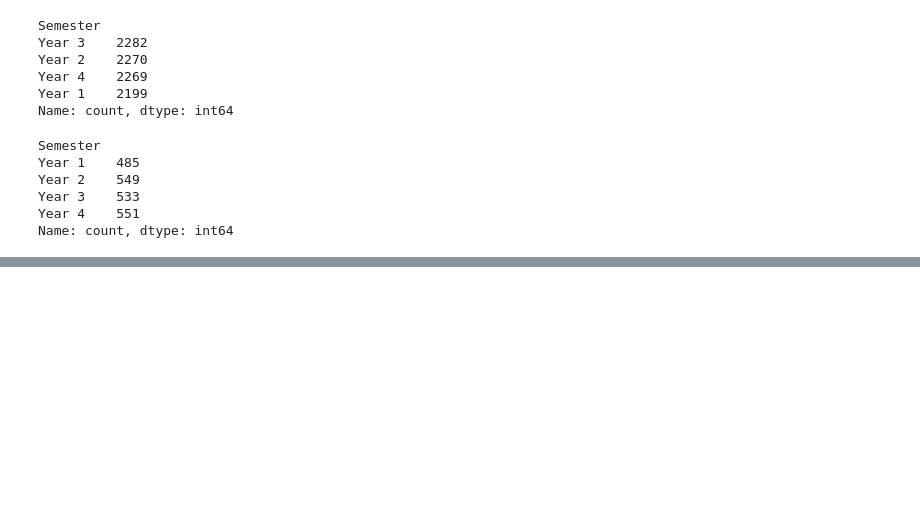
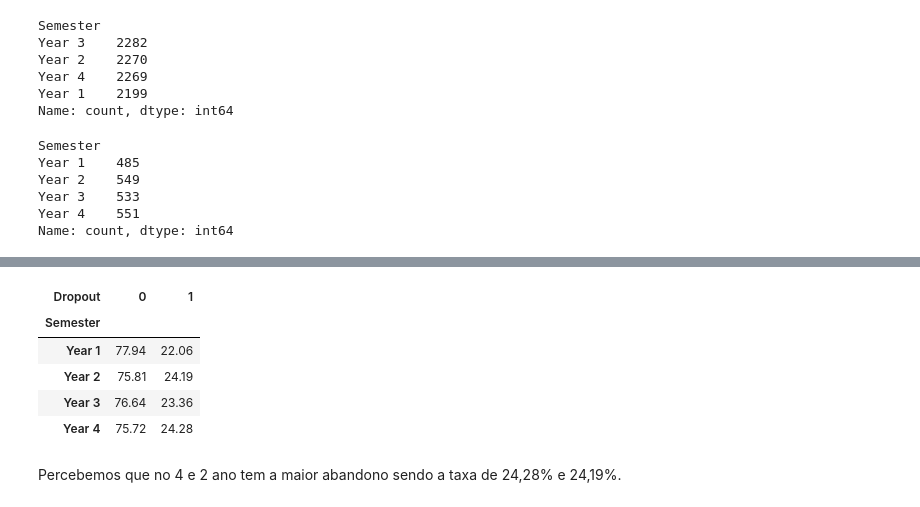
Before and after one commit to Senac-EAD-PTI-Grupo/senac-pi-grupo03-2026, a Jupyter notebook: projeto/app/exploratory_analysis.ipynb, the cells around one changed output, grey strips where cells are left out. Saved outputs shown, nothing was run; the diff lists cells and outputs as text; code cells hidden in the pictures; blank space fills up the shorter version.

```diff
--- a/projeto/app/exploratory_analysis.ipynb
+++ b/projeto/app/exploratory_analysis.ipynb
@@ -571,0 +581,17 @@ df[df['Dropout'] == 1]['Semester'].value_counts().sort_index().plot(kind='bar')
+# %%
+taxa_semestre = pd.crosstab(
+    df['Semester'],
+    df['Dropout'],
+    normalize='index'
+).mul(100).round(2)
+
+taxa_semestre
+# %% [output]
+| Dropout | 0 | 1 |
+| Semester |  |  |
+| Year 1 | 77.94 | 22.06 |
+| Year 2 | 75.81 | 24.19 |
+| Year 3 | 76.64 | 23.36 |
+| Year 4 | 75.72 | 24.28 |
+# %% [markdown]
+Percebemos que no 4 e 2 ano tem a maior abandono sendo a taxa de 24,28% e 24,19%.
```
Also changed, not shown: parts of 31 cells of this notebook, 2 other files.
